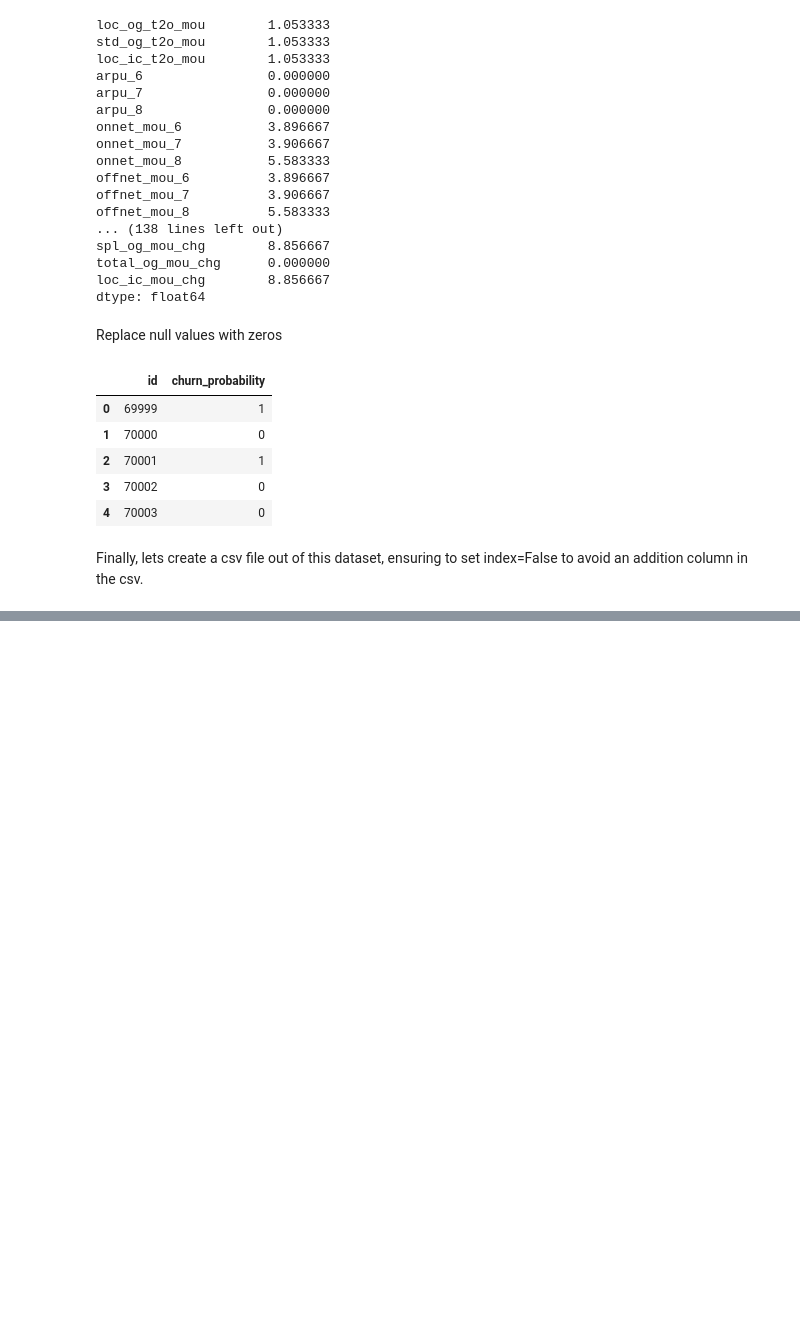
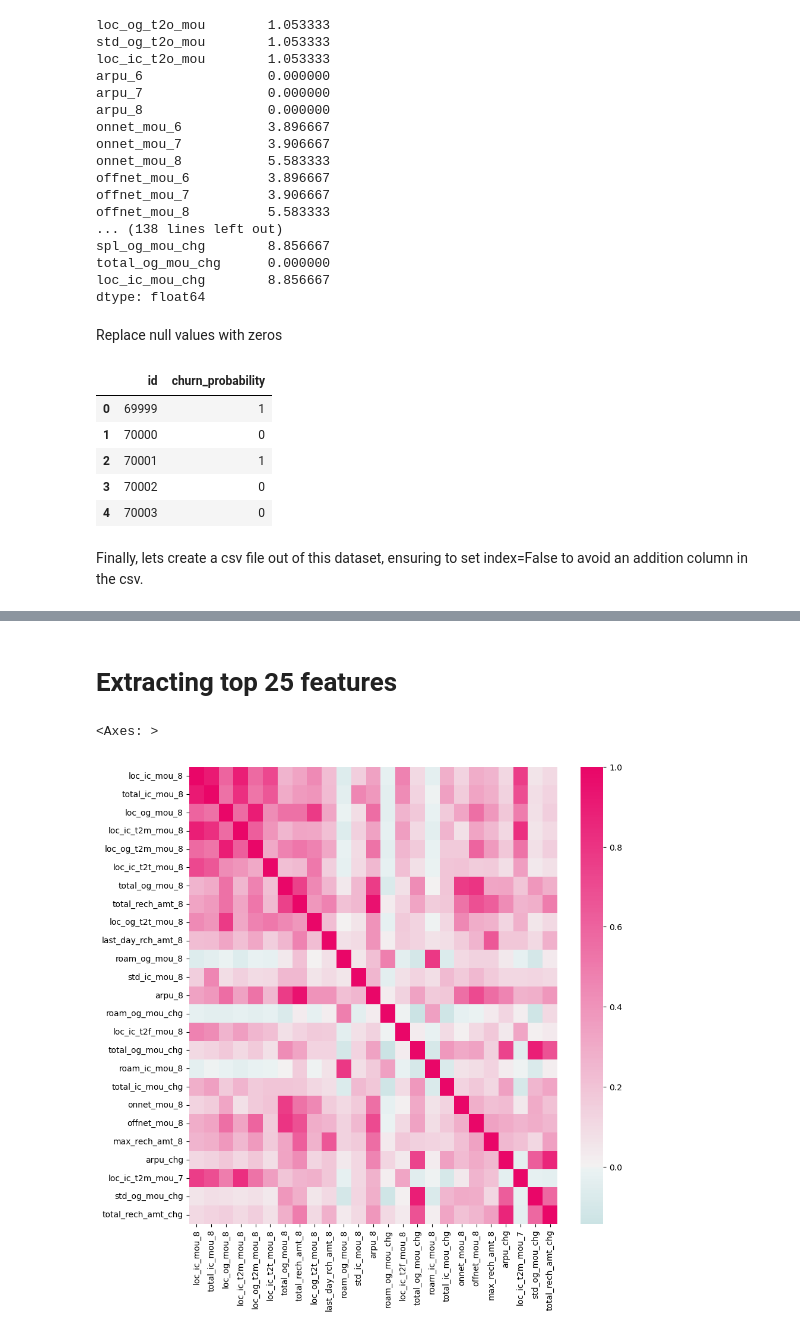
Before and after one commit to kapasitejas/Telecom_Churn_Case_Study, a Jupyter notebook: telecom-casestudy.ipynb, the cells around one changed output, grey strips where cells are left out. Saved outputs shown, nothing was run; the diff lists cells and outputs as text; code cells hidden in the pictures; blank space fills up the shorter version.

Commit message:
Add best variables

```diff
--- a/telecom-casestudy.ipynb
+++ b/telecom-casestudy.ipynb
@@ -1071,3 +797,0 @@ Let's understand feature importances for raw features as well as components to d
-# %%
-rf = RandomForestClassifier(n_estimators=100, n_jobs=-1)
-rf.fit(X_train_filtered2, y_train)
@@ -1109,10 +797,0 @@ Let's also check which of the components have high feature importances towards t
-# %%
-rf = RandomForestClassifier(n_estimators=100, n_jobs=-1)
-rf.fit(pca_components, y_train)
-
-feature_importances = pd.DataFrame({'col':['component_'+str(i) for i in range(16)],
-                                    'importance':rf.feature_importances_})
-
-plt.figure(figsize=(15,8))
-plt.xticks(rotation=45)
-plt.bar(feature_importances['col'], feature_importances['importance'])
@@ -1142,2 +797,0 @@ pipe = Pipeline(steps = [('imputation',imp),
-# %%
-pipe.fit(X_train[new_vars], y_train)
@@ -1231,0 +847,15 @@ You can now take this file and upload it as a submission on Kaggle.
+# %%
+# predictors
+features = X_test.columns
+
+# feature_importance
+importance = rf_model.feature_importances_
+
+# create dataframe
+feature_importance = pd.DataFrame({'variables': features, 'importance_percentage': importance*100})
+feature_importance = feature_importance[['variables', 'importance_percentage']]
+
+# sort features
+feature_importance = feature_importance.sort_values('importance_percentage', ascending=False).reset_index(drop=True)
+print("Sum of importance=", feature_importance.importance_percentage.sum())
+feature_importance
@@ -1231,0 +881,2 @@ You can now take this file and upload it as a submission on Kaggle.
+# %% [markdown]
+<h1><b>Extracting top 25 features</b></h1>
@@ -1231,0 +885,9 @@ You can now take this file and upload it as a submission on Kaggle.
+# %%
+# plot feature correlation
+import seaborn as sns
+plt.rcParams["figure.figsize"] =(10,10)
+mycmap = sns.diverging_palette(199, 359, s=99, center="light", as_cmap=True)
+sns.heatmap(data=X_train[top_features].corr(), center=0.0, cmap=mycmap)
+# %% [output]
+<Axes: >
+[figure, added]
```
Also changed, not shown: parts of 81 cells of this notebook.
